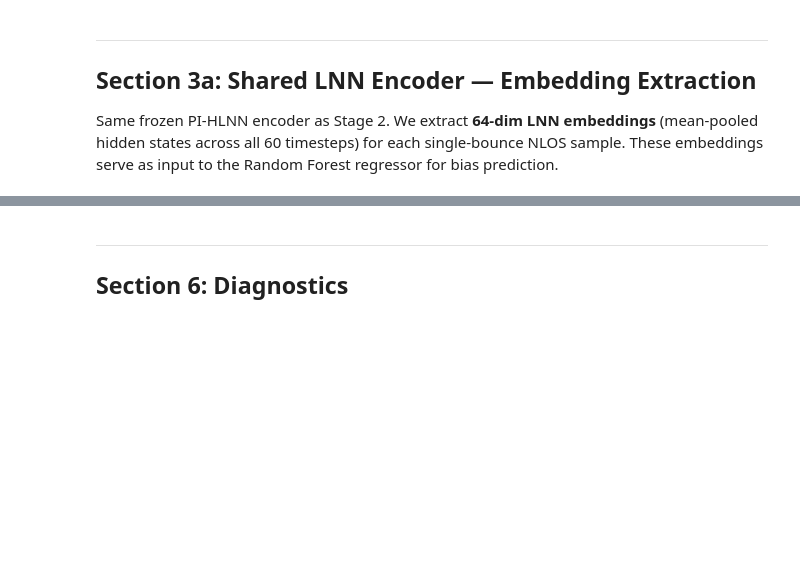
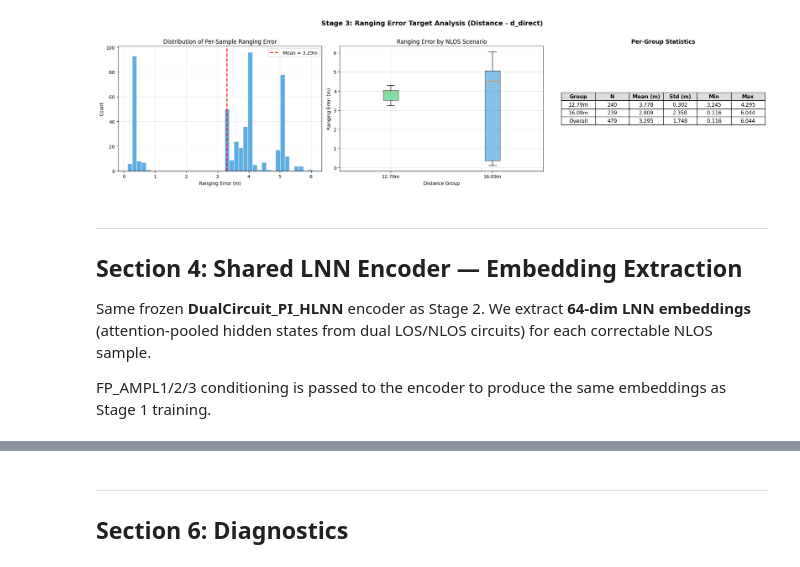
Before and after one commit to jonathanljc/capstone, a Jupyter notebook: lnn/stage3_ranging_error.ipynb, the cells around one changed output, grey strips where cells are left out. Cells and saved outputs as stored; diff of their text form; code cells hidden in the pictures; blank space fills up the shorter version.

```diff
--- a/lnn/stage3_ranging_error.ipynb
+++ b/lnn/stage3_ranging_error.ipynb
@@ -388,8 +284,72 @@ Group           |    N |       Bias |   d_direct |   d_bounce
+# %%
+# ==========================================
+# TARGET ANALYSIS
+# ==========================================
+errors = data['ranging_errors']
+groups = np.array([get_distance_group(f) for f in data['source_files']])
+unique_groups = sorted(set(groups))
+
+fig, axs = plt.subplots(1, 3, figsize=(20, 5))
+plt.subplots_adjust(wspace=0.3)
+
+# 1. Histogram of ranging errors
+ax = axs[0]
+ax.hist(errors, bins=40, color='#3498db', edgecolor='white', alpha=0.8)
+ax.axvline(errors.mean(), color='red', ls='--', lw=2,
+           label=f'Mean = {errors.mean():.2f}m')
+ax.set_xlabel('Ranging Error (m)')
+ax.set_ylabel('Count')
+ax.set_title('Distribution of Per-Sample Ranging Error')
+ax.legend()
+ax.grid(True, alpha=0.3)
+
+# 2. Box plot by group
+ax = axs[1]
+group_data = [errors[groups == g] for g in unique_groups]
+bp = ax.boxplot(group_data, labels=unique_groups, patch_artist=True)
+colors_box = ['#2ecc71', '#3498db', '#e74c3c']
+for patch, color in zip(bp['boxes'], colors_box[:len(unique_groups)]):
+    patch.set_facecolor(color)
+    patch.set_alpha(0.6)
+ax.set_xlabel('Distance Group')
+ax.set_ylabel('Ranging Error (m)')
+ax.set_title('Ranging Error by NLOS Scenario')
+ax.grid(True, alpha=0.3)
+
+# 3. Per-group stats table
+ax = axs[2]
+ax.axis('off')
+table_data = [['Group', 'N', 'Mean (m)', 'Std (m)', 'Min', 'Max']]
+for g in unique_groups:
+    mask = groups == g
+    e = errors[mask]
+    table_data.append([g, str(len(e)), f'{e.mean():.3f}',
+                       f'{e.std():.3f}', f'{e.min():.3f}', f'{e.max():.3f}'])
+table_data.append(['Overall', str(len(errors)), f'{errors.mean():.3f}',
+                   f'{errors.std():.3f}', f'{errors.min():.3f}', f'{errors.max():.3f}'])
+table = ax.table(cellText=table_data, loc='center', cellLoc='center')
+table.auto_set_font_size(False)
+table.set_fontsize(11)
+table.scale(1.0, 1.5)
+# Bold header
+for j in range(len(table_data[0])):
+    table[0, j].set_text_props(fontweight='bold')
+    table[0, j].set_facecolor('#ddd')
+ax.set_title('Per-Group Statistics', fontsize=12, fontweight='bold')
+
+plt.suptitle('Stage 3: Ranging Error Target Analysis (Distance - d_direct)',
+             fontsize=14, fontweight='bold', y=1.01)
+plt.tight_layout()
+plt.show()
+# %% [output]
+[figure, added]
 # %% [markdown]
 ---
-## Section 3a: Shared LNN Encoder — Embedding Extraction
+## Section 4: Shared LNN Encoder — Embedding Extraction
 
-Same frozen PI-HLNN encoder as Stage 2. We extract **64-dim LNN embeddings** (mean-pooled hidden states across all 60 timesteps) for each single-bounce NLOS sample. These embeddings serve as input to the Random Forest regressor for bias prediction.
+Same frozen **DualCircuit_PI_HLNN** encoder as Stage 2. We extract **64-dim LNN embeddings** (attention-pooled hidden states from dual LOS/NLOS circuits) for each correctable NLOS sample.
+
+FP_AMPL1/2/3 conditioning is passed to the encoder to produce the same embeddings as Stage 1 training.
 # %%
 import torch
 import torch.nn as nn
```
Also changed, not shown: parts of 26 cells of this notebook, 8 other files.
